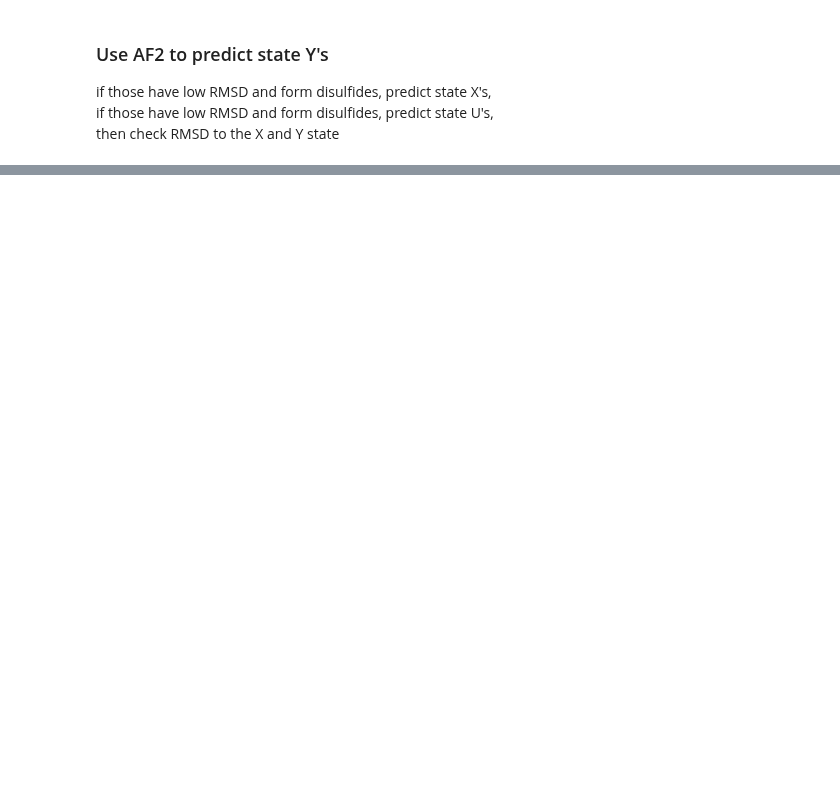
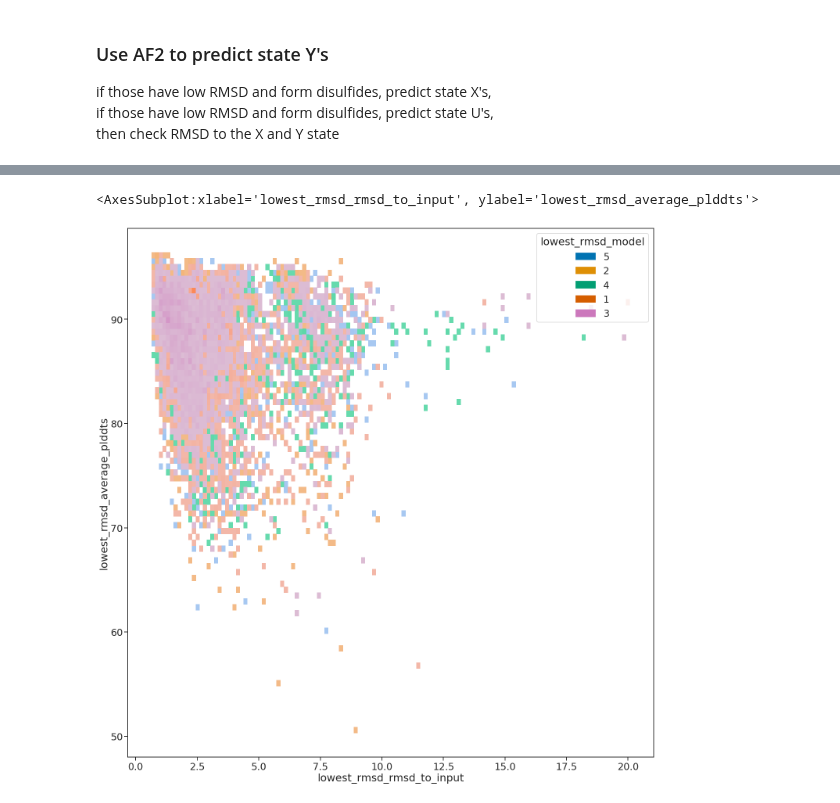
Before and after one commit to proleu/hinges, a Jupyter notebook: 07_predict_af2.ipynb, the cells around one changed output, grey strips where cells are left out. Cells and saved outputs as stored; diff of their text form; code cells hidden in the pictures; blank space fills up the shorter version.

```diff
--- a/07_predict_af2.ipynb
+++ b/07_predict_af2.ipynb
@@ -657,0 +297,4 @@ Use original trRosetta? At the very least it is helpful if the model spits out m
+# %%
+output_path = os.path.join(os.getcwd(), "06_states")
+output_file = os.path.join(output_path, "scores.json")
+scores_df = pd.read_json(output_file)
@@ -734,0 +448,6 @@ if __name__ == "__main__":
+# %%
+fig = plt.figure(figsize=(20, 20), tight_layout=True)
+sns.histplot(data=scores_df, x="lowest_rmsd_rmsd_to_input", y="lowest_rmsd_average_plddts", hue="lowest_rmsd_model")
+# %% [output]
+<AxesSubplot:xlabel='lowest_rmsd_rmsd_to_input', ylabel='lowest_rmsd_average_plddts'>
+[figure, added]
```
Also changed, not shown: parts of 33 cells of this notebook.
